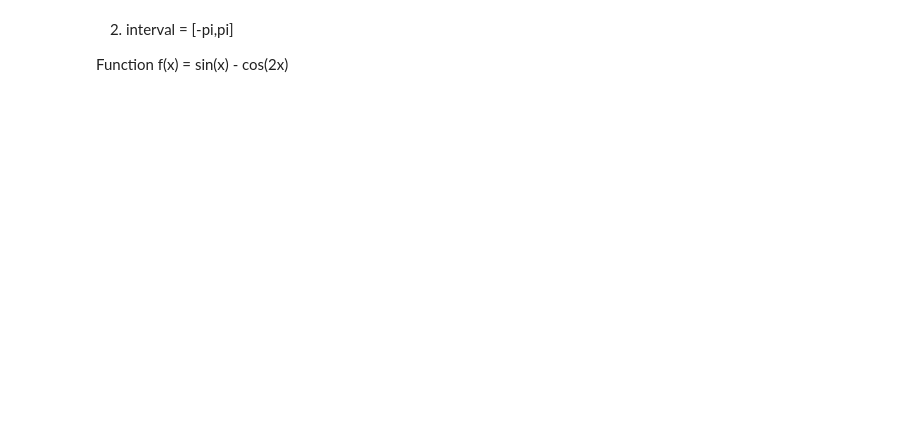
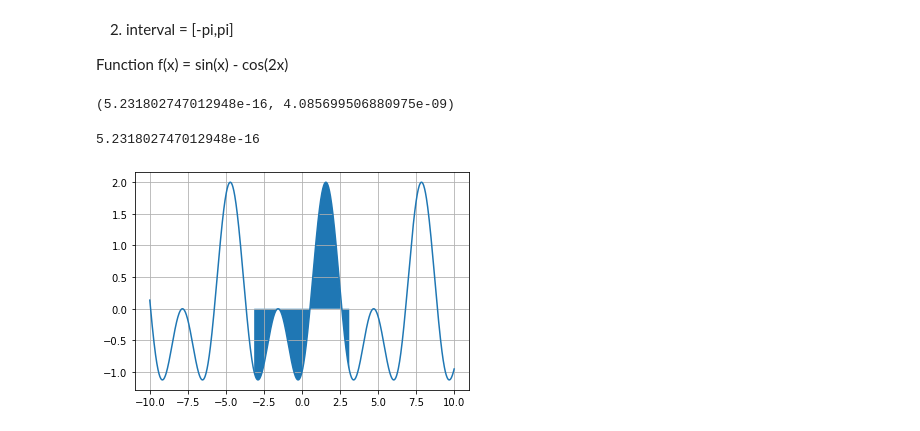
Before and after one commit to Abubakr1710/Gradient-Desent-Team-4, a Jupyter notebook: 13. Gradients and Integrals/Gradient Descent and Integrals.ipynb, the cells around one changed output. Drawn from its saved outputs; the diff is of its cells as text; code cells hidden in the pictures; blank space fills up the shorter version.

```diff
--- a/13. Gradients and Integrals/Gradient Descent and Integrals.ipynb
+++ b/13. Gradients and Integrals/Gradient Descent and Integrals.ipynb
@@ -151,3 +174,25 @@ Function f(x) = cos(x)
 2. interval = \[-pi,pi\]
 
 Function f(x) = sin(x) - cos(2x)
+# %%
+a, b = [-np.pi, np.pi]
+def func2(x):
+    return np.sin(x)-np.cos(2*x)
+result4 = integrate.quad(func2, a, b)
+result4
+# %% [output]
+(5.231802747012948e-16, 4.085699506880975e-09)
+# %%
+area_under_the_curve = result4[0]
+print(area_under_the_curve)
+# %% [output]
+5.231802747012948e-16
+# %%
+x = np.linspace(-10,10, 1000)
+section = np.arange(-np.pi, np.pi, 1/20)
+plt.plot(x, func2(x))
+plt.fill_between(section,func2(section))
+plt.grid()
+plt.show()
+# %% [output]
+[figure, added]
```
Also changed, not shown: parts of 4 cells of this notebook.
